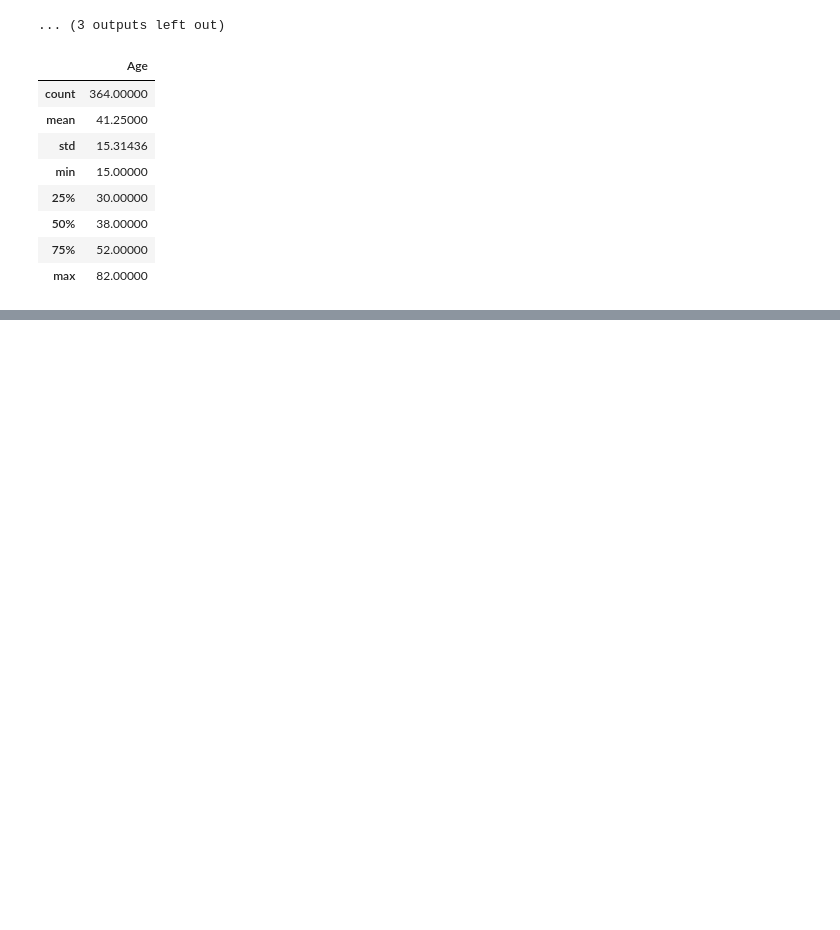
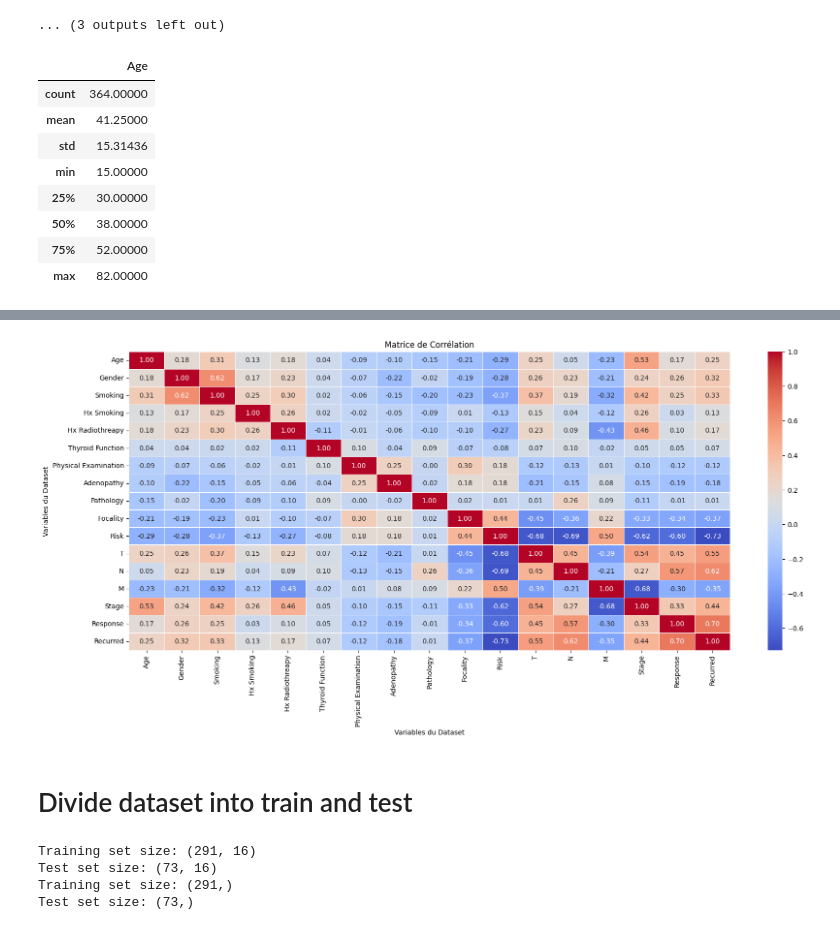
Before and after one commit to Laureoby/thyroid_notebook, a Jupyter notebook: Tyroid_notebook.ipynb, the cells around one changed output, grey strips where cells are left out. Cells and saved outputs as stored; diff of their text form; code cells hidden in the pictures; blank space fills up the shorter version.

```diff
--- a/Tyroid_notebook.ipynb
+++ b/Tyroid_notebook.ipynb
@@ -158,0 +244,2 @@ data.describe()
+# %%
+data['M'] = data['M'].apply(lambda x: 1 if x == 'M0' else 0)
@@ -158,0 +256,2 @@ data.describe()
+# %%
+data['Recurred'] = data['Recurred'].map(lambda x: 1 if x == 'Yes' else 0)
@@ -158,0 +264,26 @@ data.describe()
+# %%
+from sklearn.preprocessing import LabelEncoder
+
+# Colonnes à encoder
+columns_to_encode = ['Thyroid Function', 'Physical Examination', 'Adenopathy', 'Pathology', 'Risk', 'T', 'N', 'Stage', 'Response']
+
+# Dictionnaire pour stocker les LabelEncoders pour chaque colonne
+label_encoders = {}
+# Dictionnaire pour stocker les mappings inverse
+reverse_mappings = {}
+
+# Boucle pour encoder chaque colonne
+for column in columns_to_encode:
+    # Créer un nouvel encodeur pour la colonne
+    le = LabelEncoder()
+    # Encoder les données
+    data[column] = le.fit_transform(data[column])
+    # Stocker l'encodeur pour une utilisation ultérieure (inverser l'encodage)
+    label_encoders[column] = le
+    # Stocker le mapping inverse
+    reverse_mappings[column] = {index: label for index, label in enumerate(le.classes_)}
+
+# Exemple d'accès aux valeurs originales
+# Supposons que nous voulons voir les valeurs originales pour la colonne 'Risk' avec la valeur encodée 2
+original_value = reverse_mappings['Risk'][2]
+print("La valeur originale pour l'index encodé 2 dans 'Risk' est :", original_value)
@@ -158,0 +309,37 @@ data.describe()
+# %%
+corr=data.corr()
+# Configuration de la taille de la figure
+plt.figure(figsize=(20, 8))
+
+# Création de la heatmap de la matrice de corrélation
+sns.heatmap(corr, annot=True, fmt=".2f", cmap='coolwarm', cbar=True, linewidths=.5)
+
+# Ajout du titre et des labels
+plt.title('Matrice de Corrélation')
+plt.xlabel('Variables du Dataset')
+plt.ylabel('Variables du Dataset')
+
+# Affichage du graphique
+plt.show()
+# %% [output]
+[figure, added]
+# %% [markdown]
+# Divide dataset into train and test
+# %%
+from sklearn.model_selection import train_test_split
+
+# X will contain all columns except'Response'
+X = data.drop('Response', axis=1)
+# y will only contain the column 'Response'
+y = data['Response']
+# we divide dataset
+X_train, X_test, y_train, y_test = train_test_split(X, y, test_size=0.2, random_state=42)
+print("Training set size:", X_train.shape)
+print("Test set size:", X_test.shape)
+print("Training set size:", y_train.shape)
+print("Test set size:", y_test.shape)
+# %% [output]
+Training set size: (291, 16)
+Test set size: (73, 16)
+Training set size: (291,)
+Test set size: (73,)
```
Also changed, not shown: parts of 23 cells of this notebook.
